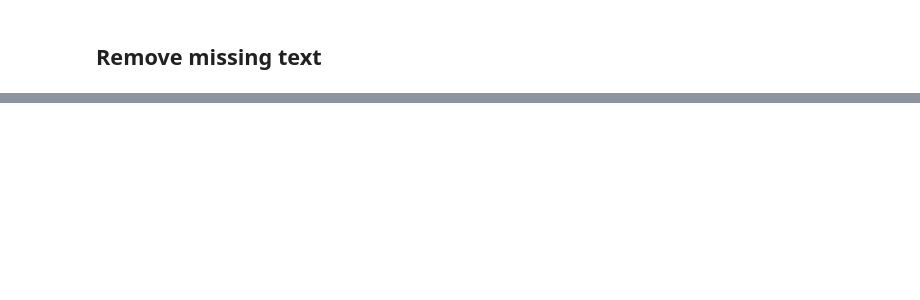
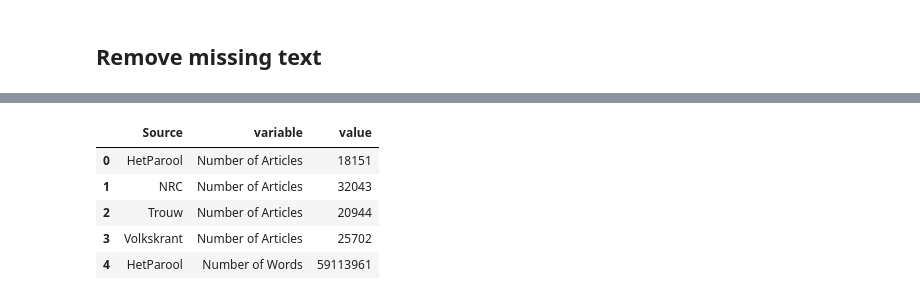
Before and after one commit to Chris-Congleton/MSc-Thesis, a Jupyter notebook: Analysis/2021_DataOverview.ipynb, the cells around one changed output, grey strips where cells are left out. Cells and saved outputs as stored; diff of their text form; code cells hidden in the pictures; blank space fills up the shorter version.

```diff
--- a/Analysis/2021_DataOverview.ipynb
+++ b/Analysis/2021_DataOverview.ipynb
@@ -303,0 +223,9 @@ visualise_relative_mention(df, politici_termen)
+# %%
+df_both.head()
+# %% [output]
+|  | Source | variable | value |
+| 0 | HetParool | Number of Articles | 18151 |
+| 1 | NRC | Number of Articles | 32043 |
+| 2 | Trouw | Number of Articles | 20944 |
+| 3 | Volkskrant | Number of Articles | 25702 |
+| 4 | HetParool | Number of Words | 59113961 |
```
Also changed, not shown: parts of 25 cells of this notebook.
